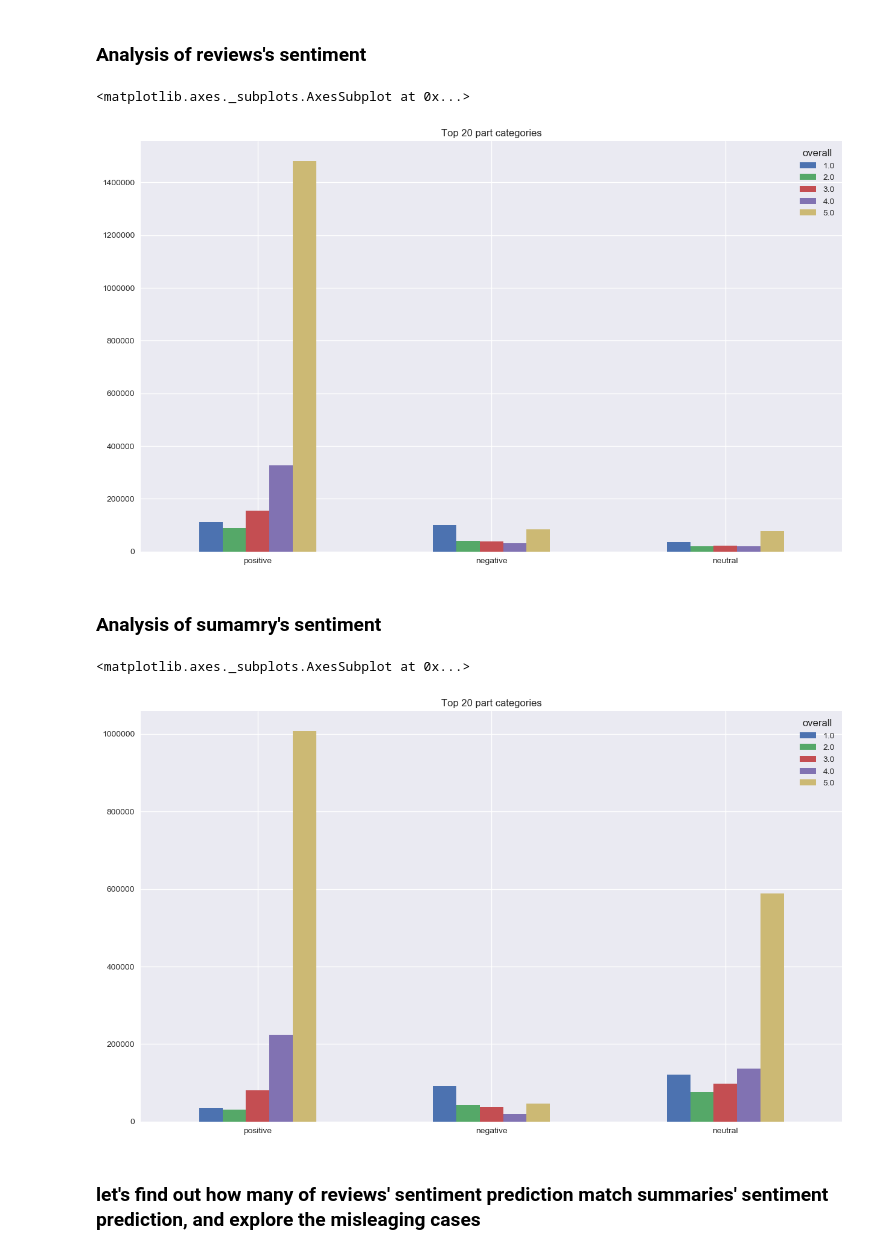
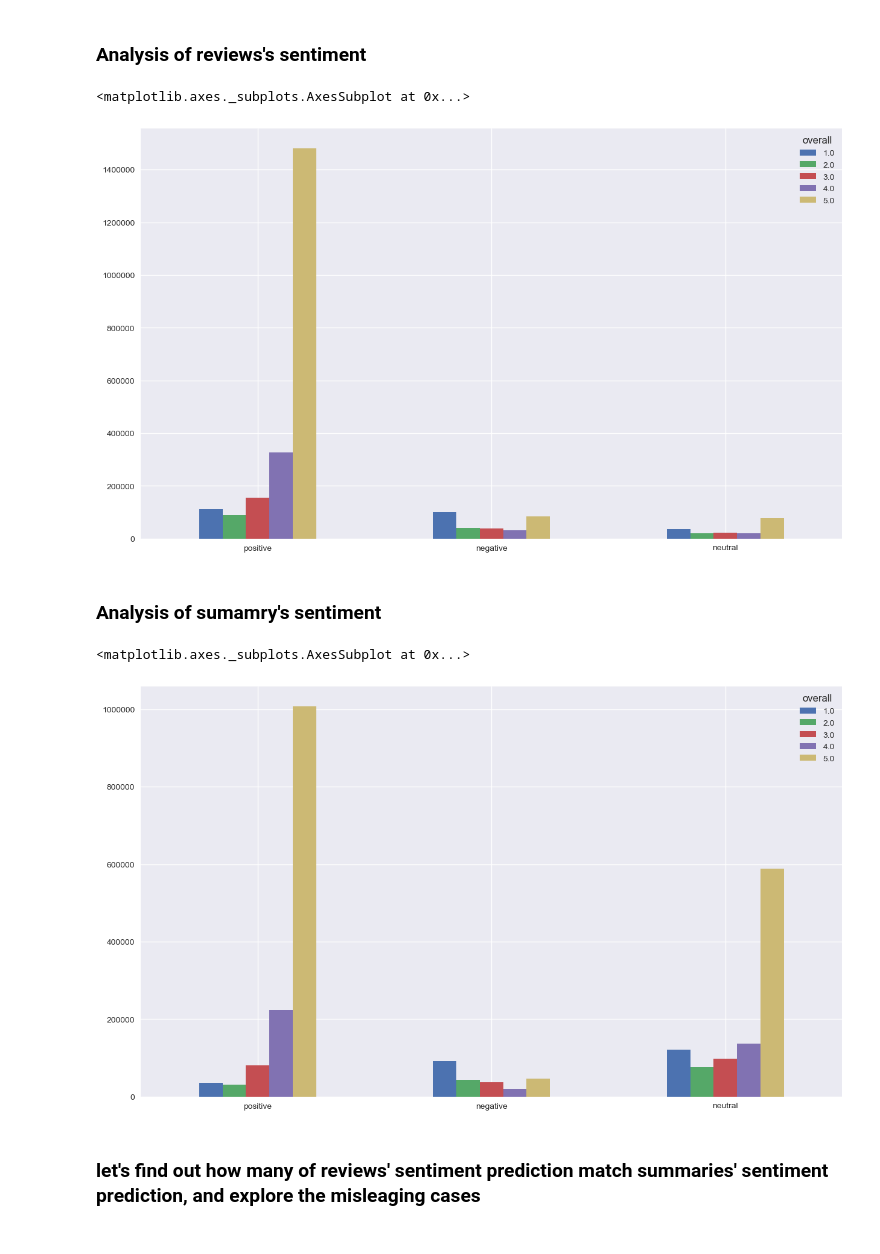
Before and after one commit to epfl-ada-project-amazon/data-analysis, a Jupyter notebook: project.pets.ipynb, the cells around one changed output. Cells and saved outputs as stored; diff of their text form; code cells hidden in the pictures.

```diff
--- a/project.pets.ipynb
+++ b/project.pets.ipynb
@@ -600,21 +595,21 @@ sent_summary = df[['overall', 'sentiment_summary']]
 # %%
 
 sent_review['count'] = 1
 pos = sent_review[sent_review.sentiment_review =='positive']
 neg = sent_review[sent_review.sentiment_review =='negative']
 neut = sent_review[sent_review.sentiment_review =='neutral']
 
 grouped = pos.groupby('overall').agg({'count': sum})
 grouped_neg = neg.groupby('overall').agg({'count': sum})
 grouped_neut = neut.groupby('overall').agg({'count': sum})
 grouped['negative'] = grouped_neg['count']
 grouped['neutral'] = grouped_neut['count']
 grouped = grouped.rename(index=str, columns={"count": "positive"})
-grouped.T.plot(kind='bar', rot=0, figsize=(15,9), title="Top 20 part categories")
+grouped.T.plot(kind='bar', rot=0, figsize=(15,9))
 #todo : for two other categories
 # %% [output]
 <matplotlib.axes._subplots.AxesSubplot at 0x...>
-[figure, old version]
+[figure, new version]
 # %% [markdown]
 ### Analysis of sumamry's sentiment
 # %%
@@ -630,11 +625,11 @@ grouped_neut = neut.groupby('overall').agg({'count': sum})
 grouped['negative'] = grouped_neg['count']
 grouped['neutral'] = grouped_neut['count']
 grouped = grouped.rename(index=str, columns={"count": "positive"})
-grouped.T.plot(kind='bar', rot=0, figsize=(15,9), title="Top 20 part categories")
+grouped.T.plot(kind='bar', rot=0, figsize=(15,9))
 #todo : for two other categories
 # %% [output]
 <matplotlib.axes._subplots.AxesSubplot at 0x...>
-[figure, old version]
+[figure, new version]
 # %% [markdown]
 ### let's find out how many of reviews' sentiment prediction match summaries' sentiment prediction, and explore the misleaging cases
 # %%
```
Also changed, not shown: parts of 16 cells of this notebook, 4 other files.
